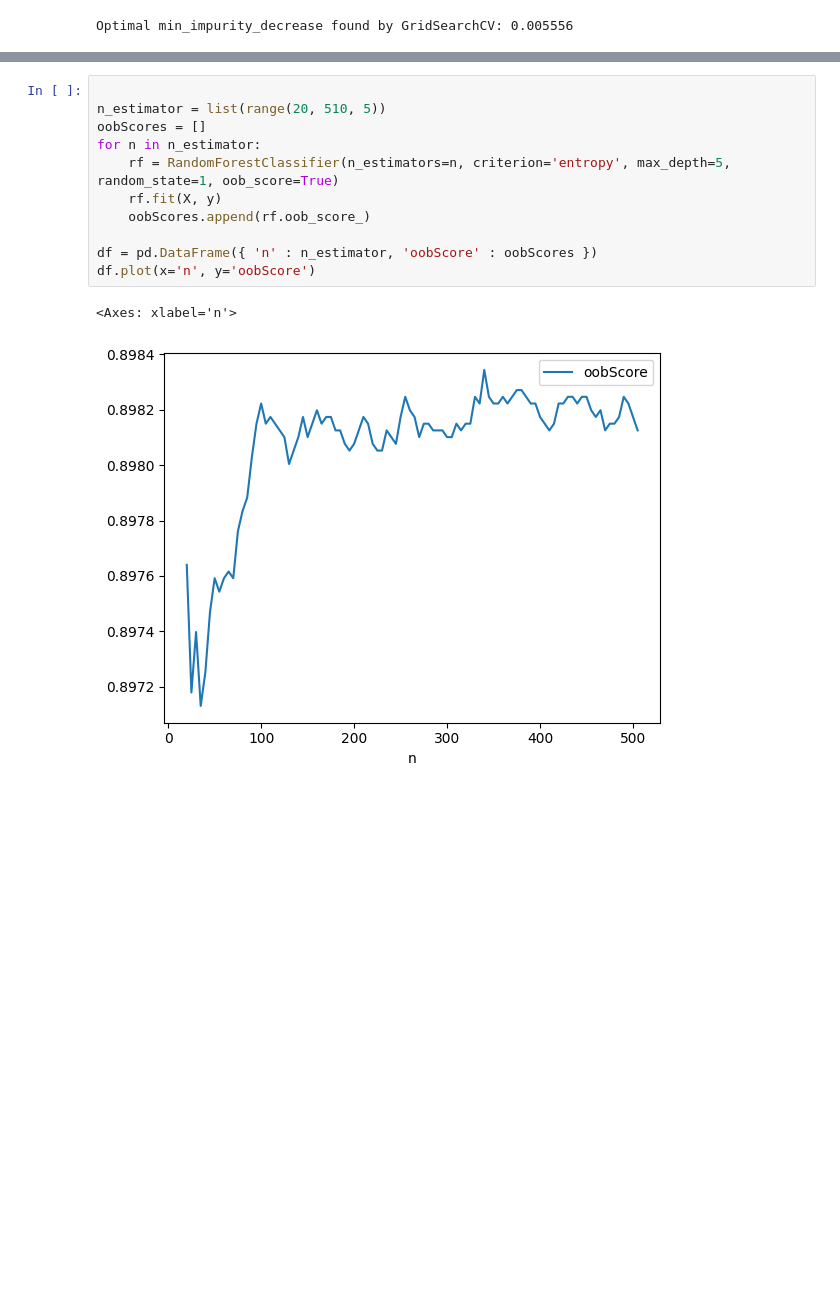
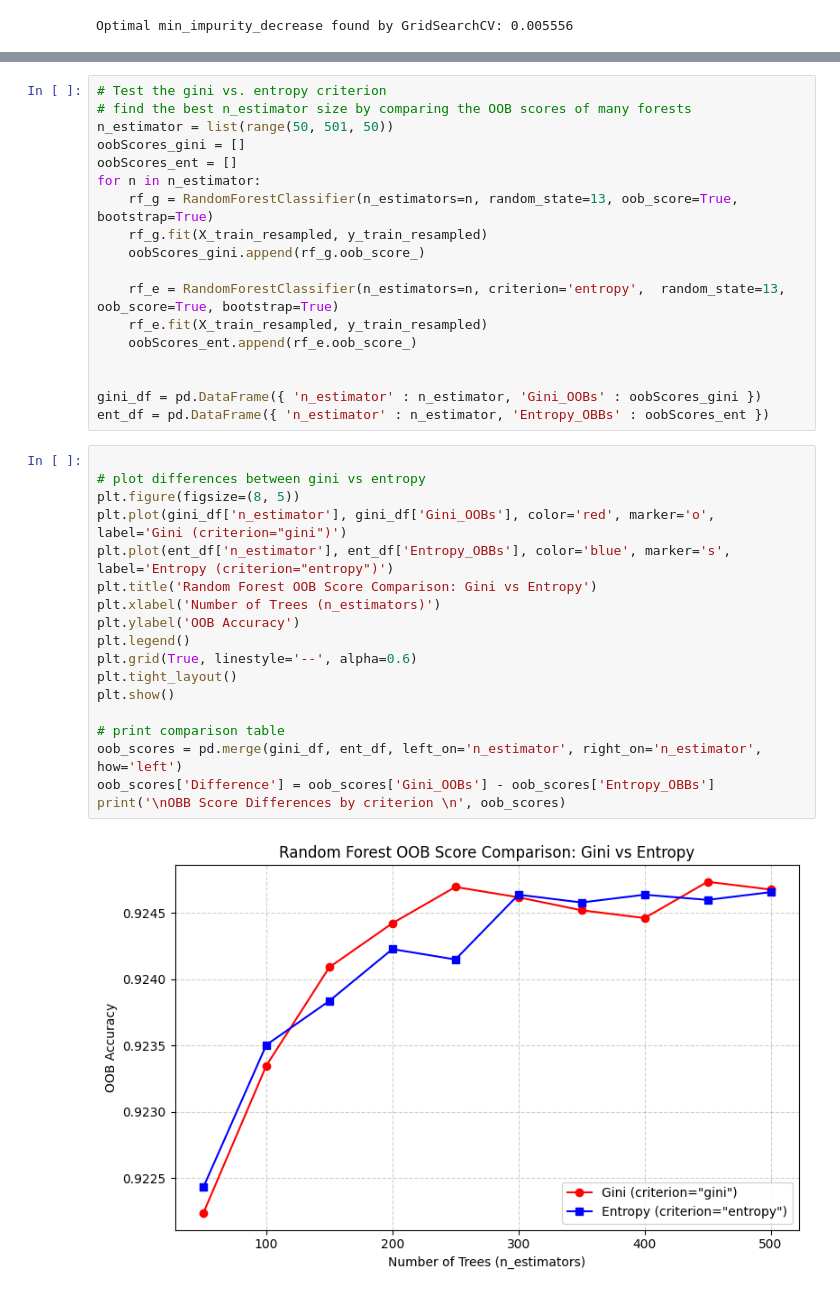
Before and after one commit to mcastro64/Data622, a Jupyter notebook: Assignment2/MC-Assignment2-Exploration-code.ipynb, the cells around one changed output, grey strips where cells are left out. Drawn from its saved outputs; the diff is of its cells as text; blank space fills up the shorter version.

```diff
--- a/Assignment2/MC-Assignment2-Exploration-code.ipynb
+++ b/Assignment2/MC-Assignment2-Exploration-code.ipynb
@@ -315,14 +376,38 @@ NameError: name 'X' is not defined
 # %%
+# Test the gini vs. entropy criterion
+# find the best n_estimator size by comparing the OOB scores of many forests
+n_estimator = list(range(50, 501, 50))
+oobScores_gini = []
+oobScores_ent = []
+for n in n_estimator:
+    rf_g = RandomForestClassifier(n_estimators=n, random_state=13, oob_score=True, bootstrap=True)
+    rf_g.fit(X_train_resampled, y_train_resampled)
+    oobScores_gini.append(rf_g.oob_score_)
 
-n_estimator = list(range(20, 510, 5))
-oobScores = []
-for n in n_estimator:
-    rf = RandomForestClassifier(n_estimators=n, criterion='entropy', max_depth=5, random_state=1, oob_score=True)
-    rf.fit(X, y)
-    oobScores.append(rf.oob_score_)
+    rf_e = RandomForestClassifier(n_estimators=n, criterion='entropy',  random_state=13, oob_score=True, bootstrap=True)
+    rf_e.fit(X_train_resampled, y_train_resampled)
+    oobScores_ent.append(rf_e.oob_score_)
 
-df = pd.DataFrame({ 'n' : n_estimator, 'oobScore' : oobScores })
-df.plot(x='n', y='oobScore')
+
+gini_df = pd.DataFrame({ 'n_estimator' : n_estimator, 'Gini_OOBs' : oobScores_gini })
+ent_df = pd.DataFrame({ 'n_estimator' : n_estimator, 'Entropy_OBBs' : oobScores_ent })
-# %% [output]
-<Axes: xlabel='n'>
-[figure, removed]
+# %%
+
+# plot differences between gini vs entropy
+plt.figure(figsize=(8, 5))
+plt.plot(gini_df['n_estimator'], gini_df['Gini_OOBs'], color='red', marker='o', label='Gini (criterion="gini")')
+plt.plot(ent_df['n_estimator'], ent_df['Entropy_OBBs'], color='blue', marker='s', label='Entropy (criterion="entropy")')
+plt.title('Random Forest OOB Score Comparison: Gini vs Entropy')
+plt.xlabel('Number of Trees (n_estimators)')
+plt.ylabel('OOB Accuracy')
+plt.legend()
+plt.grid(True, linestyle='--', alpha=0.6)
+plt.tight_layout()
+plt.show()
+
+# print comparison table
+oob_scores = pd.merge(gini_df, ent_df, left_on='n_estimator', right_on='n_estimator', how='left')
+oob_scores['Difference'] = oob_scores['Gini_OOBs'] - oob_scores['Entropy_OBBs']
+print('\nOBB Score Differences by criterion \n', oob_scores)
+# %% [output]
+[figure, added]
```
Also changed, not shown: parts of 46 cells of this notebook.
